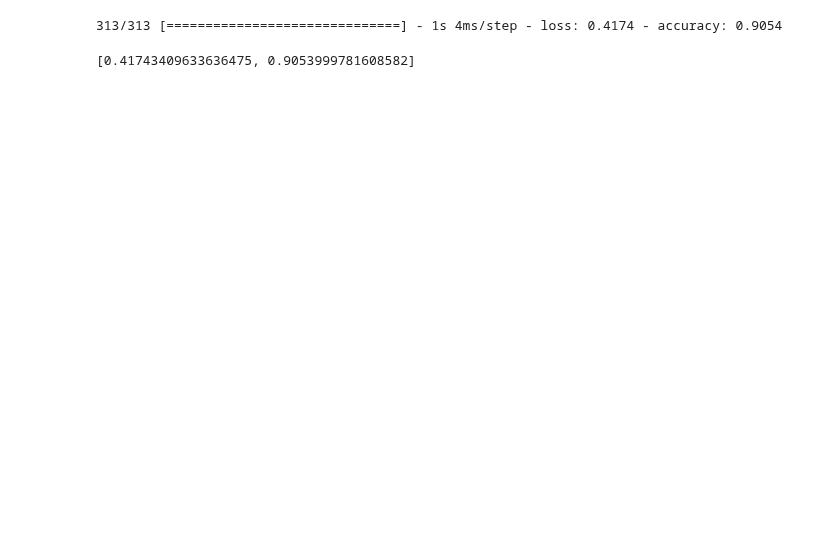
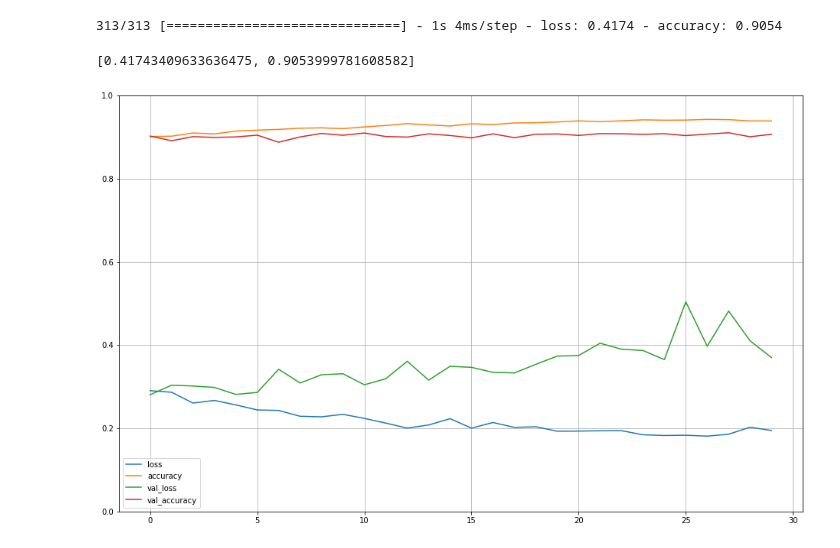
Before and after one commit to sandy-lee/mnist_neural_net, a Jupyter notebook: src/mnist_neural_net.ipynb, the cells around one changed output. Saved outputs shown, nothing was run; the diff lists cells and outputs as text; code cells hidden in the pictures; blank space fills up the shorter version.

Commit message:
added loss vs accuracy chart to RNN

```diff
--- a/src/mnist_neural_net.ipynb
+++ b/src/mnist_neural_net.ipynb
@@ -253,3 +253,10 @@ model.evaluate(X_test,y_test)
 # %% [output]
 313/313 [==============================] - 1s 4ms/step - loss: 0.4174 - accuracy: 0.9054
 [0.41743409633636475, 0.9053999781608582]
+# %%
+pd.DataFrame(history.history).plot(figsize = (16, 10))
+plt.grid(True)
+plt.gca().set_ylim(0, 1)
+plt.show()
+# %% [output]
+[figure, added]
```
